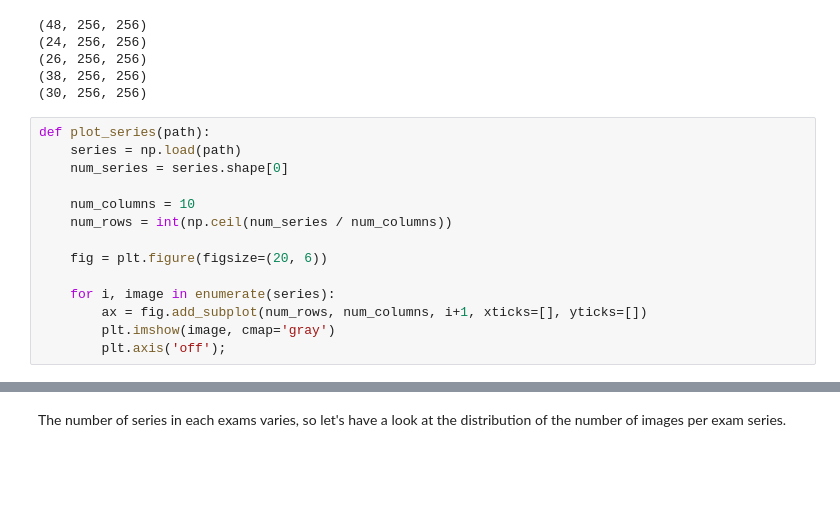
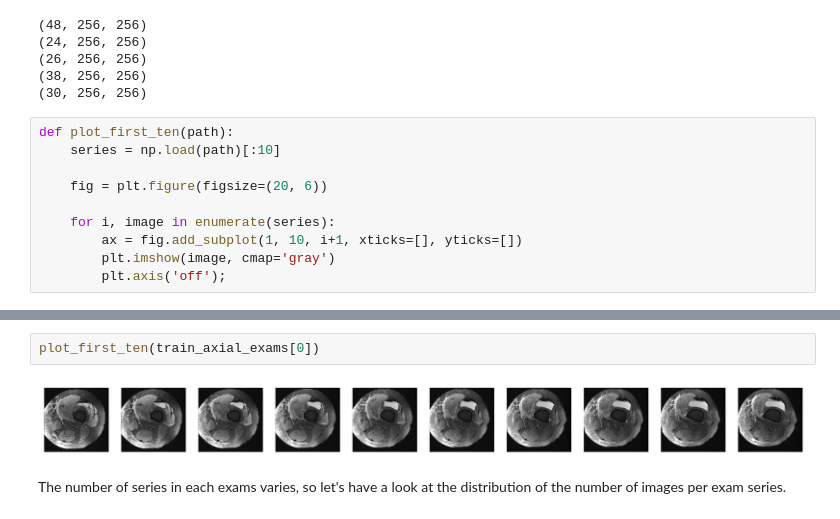
Before and after one commit to MisaOgura/MRNet, a Jupyter notebook: notebooks/MRNet_exploratory_data_analysis.ipynb, the cells around one changed output, grey strips where cells are left out. Saved outputs shown, nothing was run; the diff lists cells and outputs as text; blank space fills up the shorter version.

Commit message:
Plot only first ten images

```diff
--- a/notebooks/MRNet_exploratory_data_analysis.ipynb
+++ b/notebooks/MRNet_exploratory_data_analysis.ipynb
@@ -163,16 +163,12 @@ for exam in train_axial_exams:
 (38, 256, 256)
 (30, 256, 256)
 # %%
-def plot_series(path):
-    series = np.load(path)
-    num_series = series.shape[0]
-
-    num_columns = 10
-    num_rows = int(np.ceil(num_series / num_columns))
+def plot_first_ten(path):
+    series = np.load(path)[:10]
 
     fig = plt.figure(figsize=(20, 6))
 
     for i, image in enumerate(series):
-        ax = fig.add_subplot(num_rows, num_columns, i+1, xticks=[], yticks=[])
+        ax = fig.add_subplot(1, 10, i+1, xticks=[], yticks=[])
         plt.imshow(image, cmap='gray')
         plt.axis('off');
@@ -187,3 +175,7 @@ plot_series(train_axial_exams[2])
+# %%
+plot_first_ten(train_axial_exams[0])
+# %% [output]
+[figure, added]
 # %% [markdown]
 The number of series in each exams varies, so let's have a look at the distribution of the number of images per exam series.
 # %%
```
Also changed, not shown: parts of 13 cells of this notebook.
